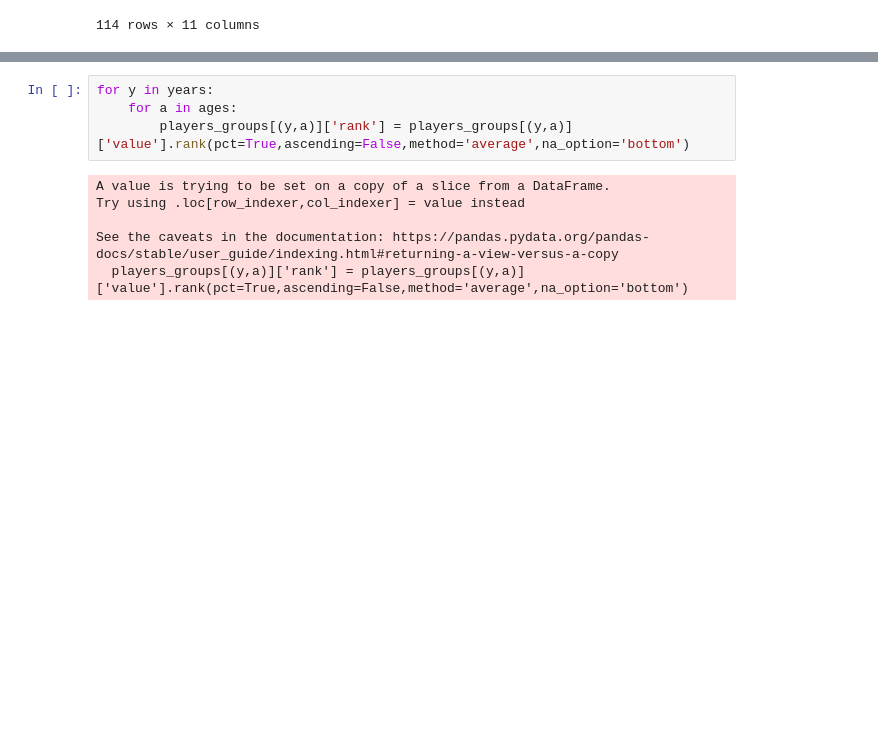
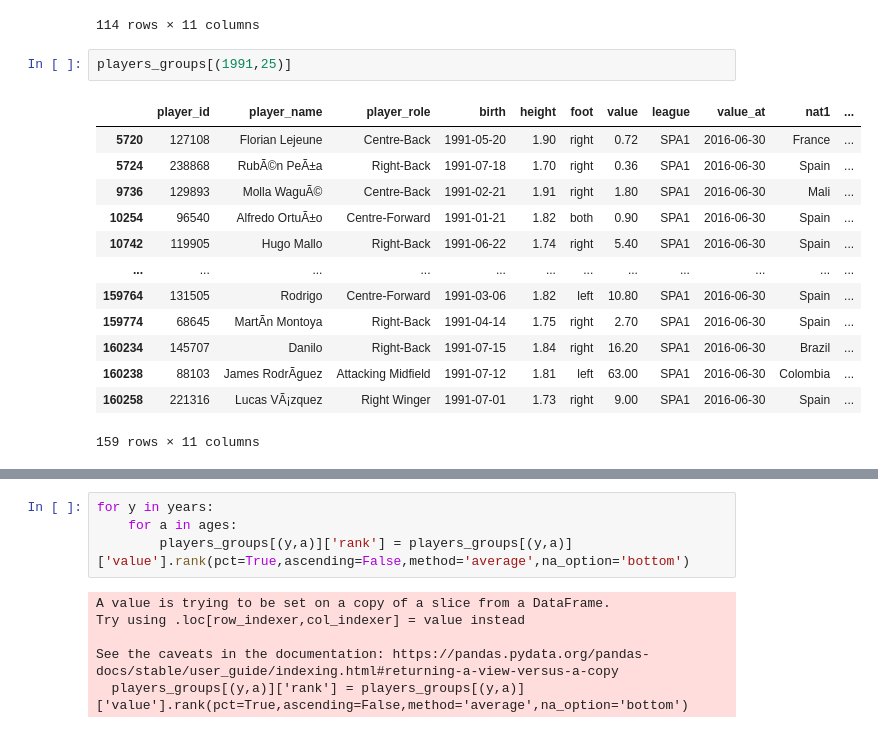
Before and after one commit to GioPan/rating-based-value-prediction, a Jupyter notebook: notebooks/player_values_info.ipynb, the cells around one changed output, grey strips where cells are left out. Cells and saved outputs as stored; diff of their text form; blank space fills up the shorter version.

```diff
--- a/notebooks/player_values_info.ipynb
+++ b/notebooks/player_values_info.ipynb
@@ -195,3 +199,19 @@ players_groups[(1990,25)]
 | 160482 | 58884 | Nacho | Centre-Back | 1990-01-18 | 1.80 | right | 5.40 | SPA1 | 2015-06-30 | Spain | ... |
 | 160487 | 31909 | Toni Kroos | Central Midfield | 1990-01-04 | 1.83 | both | 45.00 | SPA1 | 2015-06-30 | Germany | ... |
 114 rows × 11 columns
+# %%
+players_groups[(1991,25)]
+# %% [output]
+|  | player_id | player_name | player_role | birth | height | foot | value | league | value_at | nat1 | ... |
+| 5720 | 127108 | Florian Lejeune | Centre-Back | 1991-05-20 | 1.90 | right | 0.72 | SPA1 | 2016-06-30 | France | ... |
+| 5724 | 238868 | RubÃ©n PeÃ±a | Right-Back | 1991-07-18 | 1.70 | right | 0.36 | SPA1 | 2016-06-30 | Spain | ... |
+| 9736 | 129893 | Molla WaguÃ© | Centre-Back | 1991-02-21 | 1.91 | right | 1.80 | SPA1 | 2016-06-30 | Mali | ... |
+| 10254 | 96540 | Alfredo OrtuÃ±o | Centre-Forward | 1991-01-21 | 1.82 | both | 0.90 | SPA1 | 2016-06-30 | Spain | ... |
+| 10742 | 119905 | Hugo Mallo | Right-Back | 1991-06-22 | 1.74 | right | 5.40 | SPA1 | 2016-06-30 | Spain | ... |
+| ... | ... | ... | ... | ... | ... | ... | ... | ... | ... | ... | ... |
+| 159764 | 131505 | Rodrigo | Centre-Forward | 1991-03-06 | 1.82 | left | 10.80 | SPA1 | 2016-06-30 | Spain | ... |
+| 159774 | 68645 | MartÃ­n Montoya | Right-Back | 1991-04-14 | 1.75 | right | 2.70 | SPA1 | 2016-06-30 | Spain | ... |
+| 160234 | 145707 | Danilo | Right-Back | 1991-07-15 | 1.84 | right | 16.20 | SPA1 | 2016-06-30 | Brazil | ... |
+| 160238 | 88103 | James RodrÃ­guez | Attacking Midfield | 1991-07-12 | 1.81 | left | 63.00 | SPA1 | 2016-06-30 | Colombia | ... |
+| 160258 | 221316 | Lucas VÃ¡zquez | Right Winger | 1991-07-01 | 1.73 | right | 9.00 | SPA1 | 2016-06-30 | Spain | ... |
+159 rows × 11 columns
```
Also changed, not shown: parts of 67 cells of this notebook, 1 other file.
